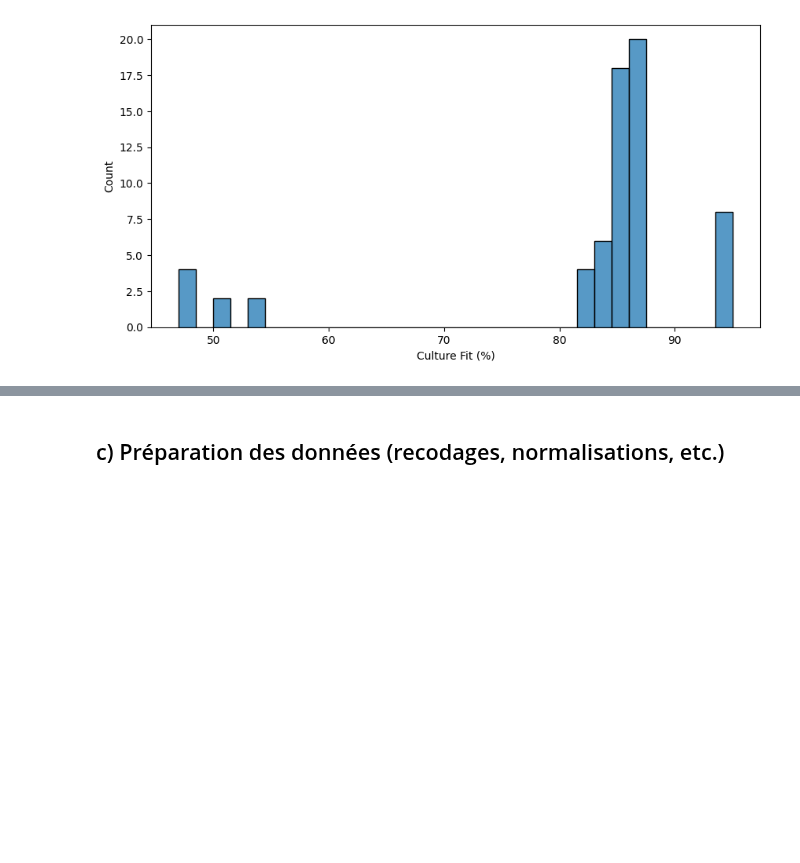
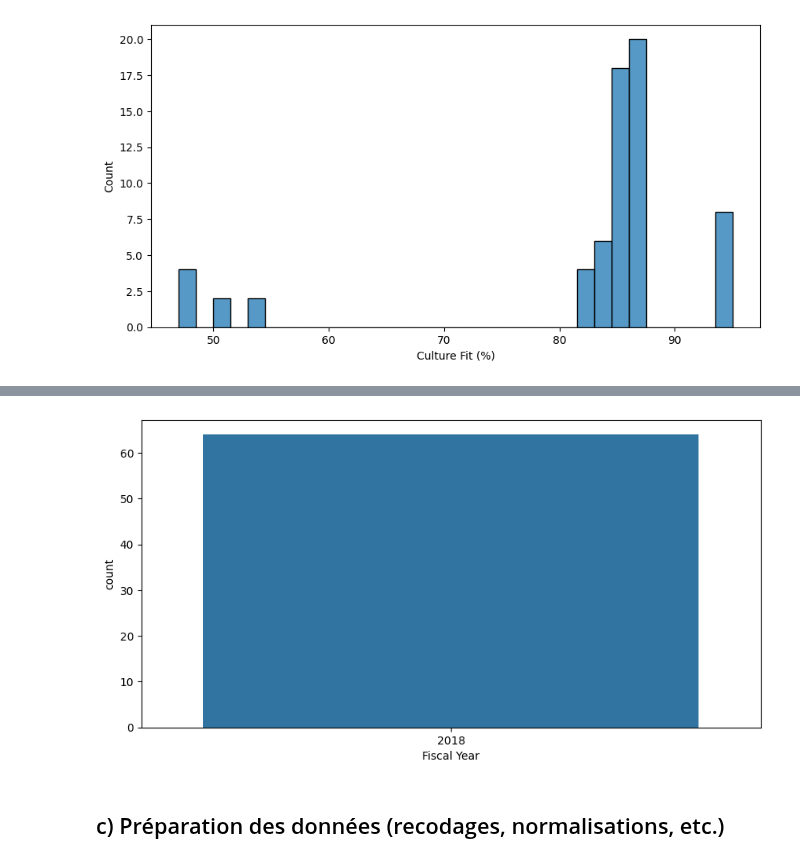
Before and after one commit to melaniedaddio/-Time-Cost-Quality-of-Hire, a Jupyter notebook: script.ipynb, the cells around one changed output, grey strips where cells are left out. Drawn from its saved outputs; the diff is of its cells as text; code cells hidden in the pictures; blank space fills up the shorter version.

```diff
--- a/script.ipynb
+++ b/script.ipynb
@@ -210,3 +225,9 @@ plt.show()
+# %%
+plt.figure(figsize=(10,5))
+sns.barplot(df['Fiscal Year'].value_counts())
+plt.show()
+# %% [output]
+[figure, added]
 # %% [markdown]
 ## c) Préparation des données (recodages, normalisations, etc.)
 # %% [markdown]
```
Also changed, not shown: parts of 2 cells of this notebook.
